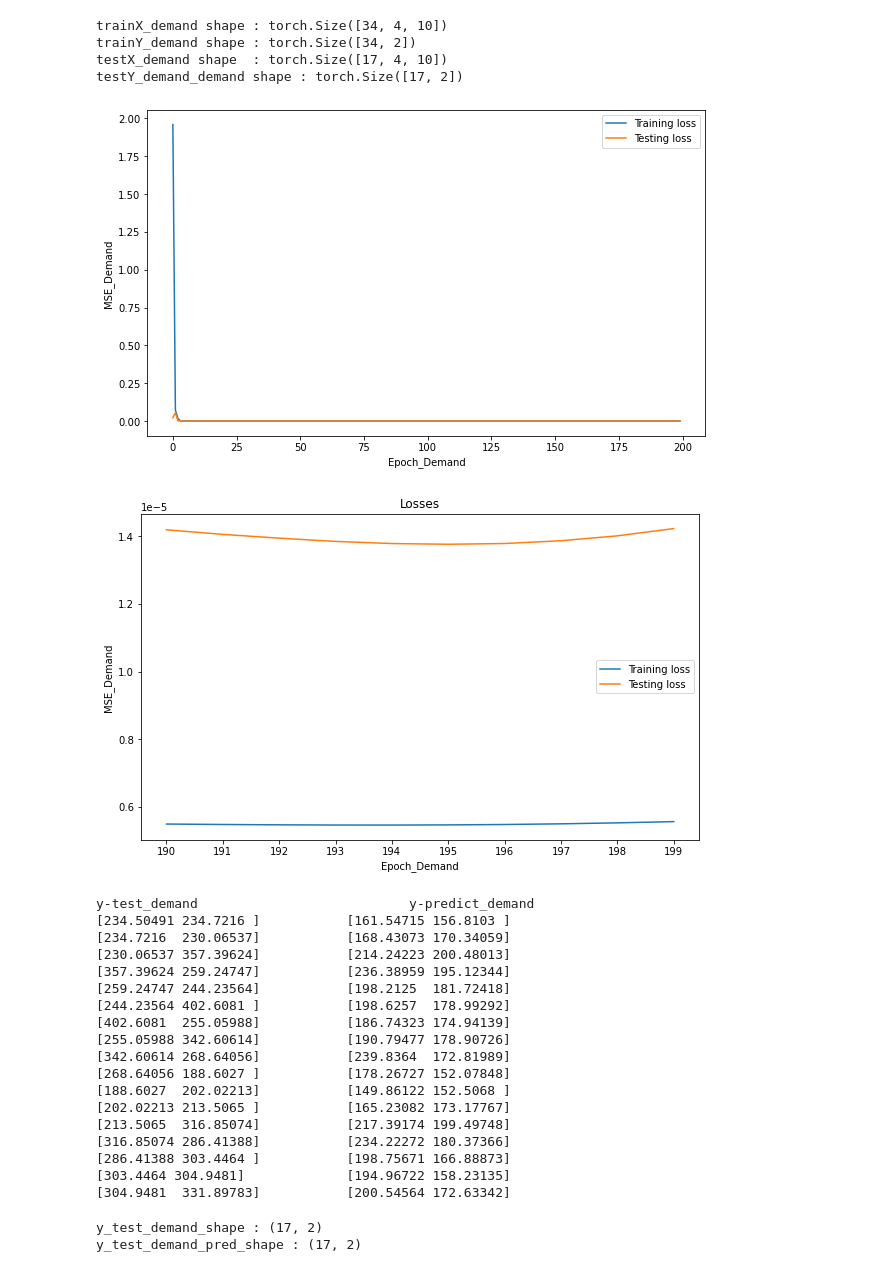
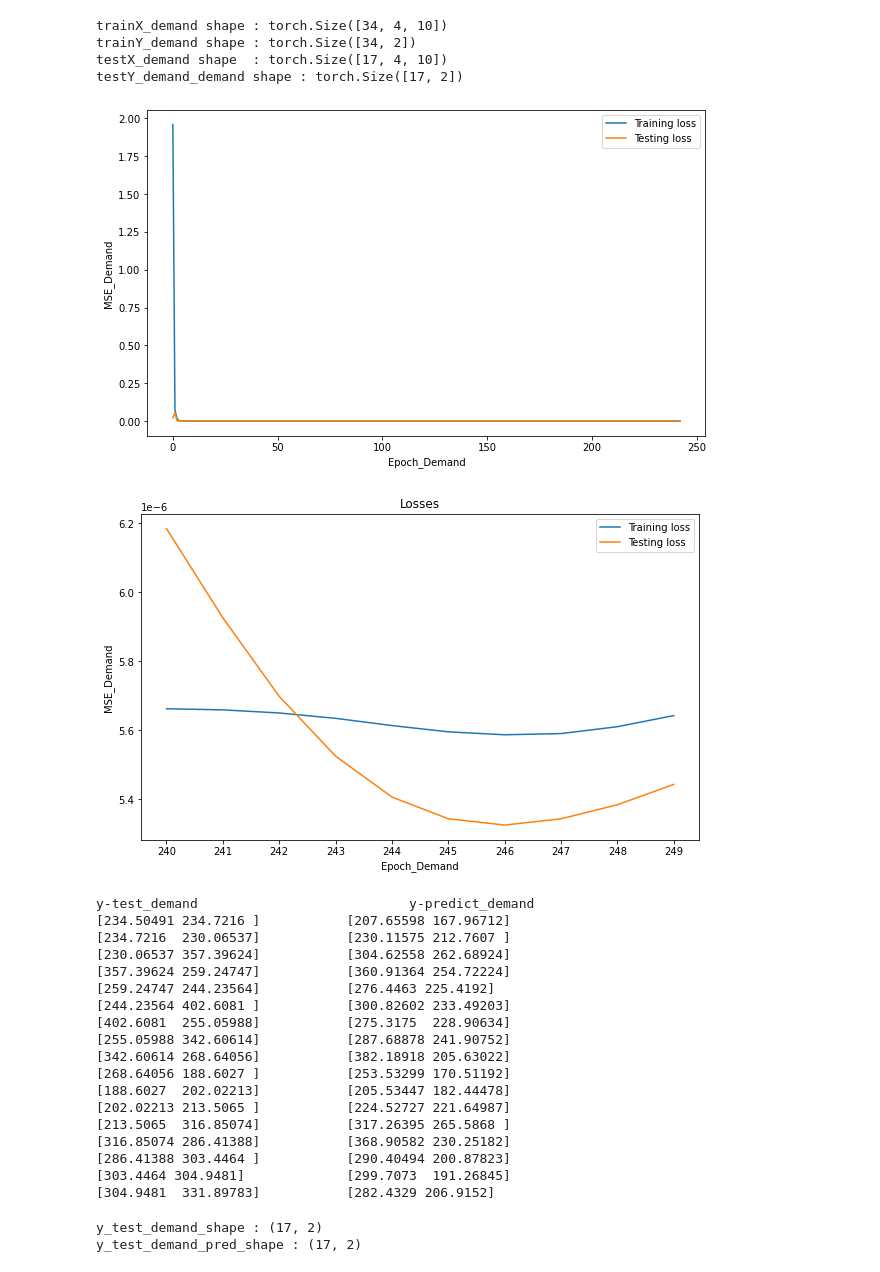
Before and after one commit to CertifaiAI/time-series-labs, a Jupyter notebook: notebook/Multivariate Input -Univariate Output-MultiStep.ipynb, the cells around one changed output. Saved outputs shown, nothing was run; the diff lists cells and outputs as text; code cells hidden in the pictures.

```diff
--- a/notebook/Multivariate Input -Univariate Output-MultiStep.ipynb
+++ b/notebook/Multivariate Input -Univariate Output-MultiStep.ipynb
@@ -355,7 +355,7 @@ Test Score: 112.42 RMSE
 Predict total number of demand of orders (Target Total Orders)
 Data Source : https://code.datasciencedojo.com/datasciencedojo/datasets/tree/master/Daily%20Demand%20Forecasting%20Orders
 # %%
-demand = pd.read_csv(r"..\datasets\others\Daily_Demand_Forecasting_Orders.csv",sep=';')
+demand = pd.read_csv(r"C:\Users\boonkai.yeoh\Desktop\Daily_Demand_Forecasting_Orders.csv",sep=';')
 demand.head()
 # %% [output]
 |  | Week of the month (first week, se... | Day of the week (Monday to Friday) | Non-urgent order | Urgent order | Order type A | ... |
@@ -394,7 +394,7 @@ demand_value.shape
 # %%
 #Hyperameter
 split_ratio_demand = 0.70
-num_epochs_demand  = 200
+num_epochs_demand  = 243
 window_size_demand = 4
 n_step_demand = 2
 learning_rate_demand = 0.01
@@ -513,24 +513,24 @@ plt.ylabel("MSE_Demand")
 plt.legend()
 plt.show()
 # %% [output]
-[figure, old version]
+[figure, new version]
 # %%
 # Zoom in by fill in start_epoch and end_epoch
-start_epoch = 190
-end_epoch = 200
+start_epoch = 240
+end_epoch = 250
 plt.figure(figsize=(10,6))
 plt.plot(train_loss_demand[start_epoch:end_epoch], label="Training loss")
 plt.plot(val_loss_demand[start_epoch:end_epoch], label="Testing loss")
 plt.title("Losses")
 plt.xlabel("Epoch_Demand")
 plt.ylabel("MSE_Demand")
 position=range(end_epoch-start_epoch)
 labels=range(start_epoch,end_epoch)
 plt.xticks(position, labels)
 plt.legend()
 plt.show()
 # %% [output]
-[figure, old version]
+[figure, new version]
 # %%
 # Inference
 
@@ -554,23 +554,23 @@ for i in range(len(y_test_prediction_demand)):
     print(f"{y_test_demand[i]}\t\t{y_test_prediction_demand[i]}")
 # %% [output]
 y-test_demand                           y-predict_demand
-[234.50491 234.7216 ]           [161.54715 156.8103 ]
-[234.7216  230.06537]           [168.43073 170.34059]
-[230.06537 357.39624]           [214.24223 200.48013]
-[357.39624 259.24747]           [236.38959 195.12344]
-[259.24747 244.23564]           [198.2125  181.72418]
-[244.23564 402.6081 ]           [198.6257  178.99292]
-[402.6081  255.05988]           [186.74323 174.94139]
-[255.05988 342.60614]           [190.79477 178.90726]
-[342.60614 268.64056]           [239.8364  172.81989]
-[268.64056 188.6027 ]           [178.26727 152.07848]
-[188.6027  202.02213]           [149.86122 152.5068 ]
-[202.02213 213.5065 ]           [165.23082 173.17767]
-[213.5065  316.85074]           [217.39174 199.49748]
-[316.85074 286.41388]           [234.22272 180.37366]
-[286.41388 303.4464 ]           [198.75671 166.88873]
-[303.4464 304.9481]             [194.96722 158.23135]
-[304.9481  331.89783]           [200.54564 172.63342]
+[234.50491 234.7216 ]           [207.65598 167.96712]
+[234.7216  230.06537]           [230.11575 212.7607 ]
+[230.06537 357.39624]           [304.62558 262.68924]
+[357.39624 259.24747]           [360.91364 254.72224]
+[259.24747 244.23564]           [276.4463 225.4192]
+[244.23564 402.6081 ]           [300.82602 233.49203]
+[402.6081  255.05988]           [275.3175  228.90634]
+[255.05988 342.60614]           [287.68878 241.90752]
+[342.60614 268.64056]           [382.18918 205.63022]
+[268.64056 188.6027 ]           [253.53299 170.51192]
+[188.6027  202.02213]           [205.53447 182.44478]
+[202.02213 213.5065 ]           [224.52727 221.64987]
+[213.5065  316.85074]           [317.26395 265.5868 ]
+[316.85074 286.41388]           [368.90582 230.25182]
+[286.41388 303.4464 ]           [290.40494 200.87823]
+[303.4464 304.9481]             [299.7073  191.26845]
+[304.9481  331.89783]           [282.4329 206.9152]
 # %%
 print(f"y_test_demand_shape : {y_test_demand.shape}")
 print(f"y_test_demand_pred_shape : {y_test_prediction_demand.shape}")
```
Also changed, not shown: parts of 5 cells of this notebook.
